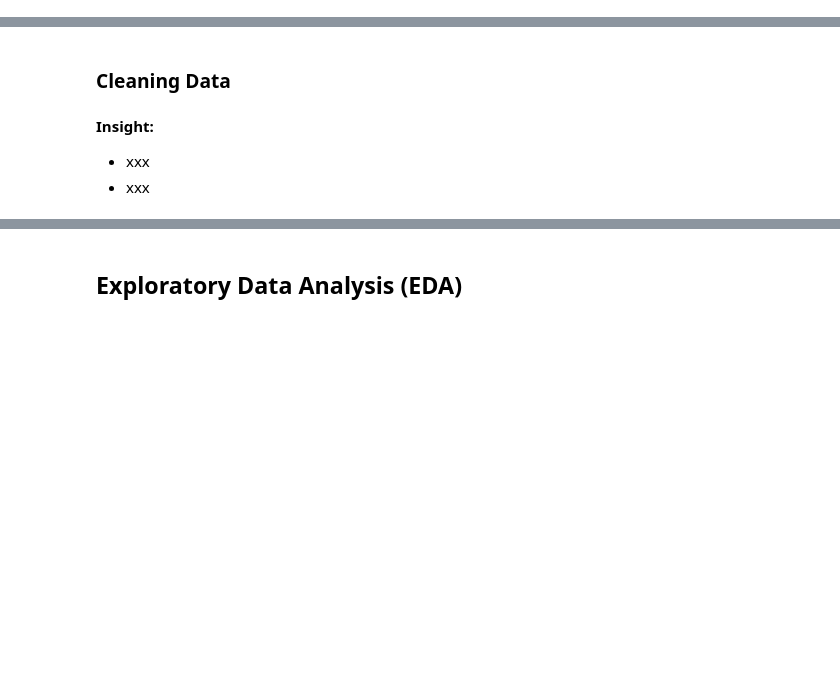
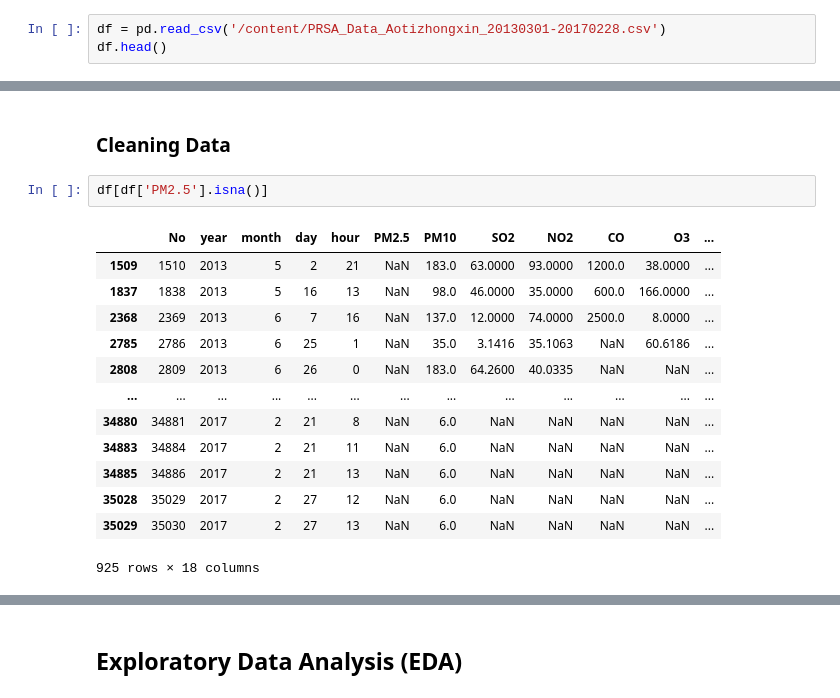
Before and after one commit to BILIIIIIII/submission-analisisData-Laskar, a Jupyter notebook: notebook.ipynb, the cells around one changed output, grey strips where cells are left out. Saved outputs shown, nothing was run; the diff lists cells and outputs as text; blank space fills up the shorter version.

```diff
--- a/notebook.ipynb
+++ b/notebook.ipynb
@@ -23,0 +44,3 @@ An error occurred: [Errno 2] No such file or directory: 'https://drive.google.co
+# %%
+df = pd.read_csv('/content/PRSA_Data_Aotizhongxin_20130301-20170228.csv')
+df.head()
@@ -30,6 +131,18 @@ An error occurred: [Errno 2] No such file or directory: 'https://drive.google.co
 # %% [markdown]
 ### Cleaning Data
-# %% [markdown]
-**Insight:**
-- xxx
-- xxx
+# %%
+df[df['PM2.5'].isna()]
+# %% [output]
+|  | No | year | month | day | hour | PM2.5 | PM10 | SO2 | NO2 | CO | O3 | ... |
+| 1509 | 1510 | 2013 | 5 | 2 | 21 | NaN | 183.0 | 63.0000 | 93.0000 | 1200.0 | 38.0000 | ... |
+| 1837 | 1838 | 2013 | 5 | 16 | 13 | NaN | 98.0 | 46.0000 | 35.0000 | 600.0 | 166.0000 | ... |
+| 2368 | 2369 | 2013 | 6 | 7 | 16 | NaN | 137.0 | 12.0000 | 74.0000 | 2500.0 | 8.0000 | ... |
+| 2785 | 2786 | 2013 | 6 | 25 | 1 | NaN | 35.0 | 3.1416 | 35.1063 | NaN | 60.6186 | ... |
+| 2808 | 2809 | 2013 | 6 | 26 | 0 | NaN | 183.0 | 64.2600 | 40.0335 | NaN | NaN | ... |
+| ... | ... | ... | ... | ... | ... | ... | ... | ... | ... | ... | ... | ... |
+| 34880 | 34881 | 2017 | 2 | 21 | 8 | NaN | 6.0 | NaN | NaN | NaN | NaN | ... |
+| 34883 | 34884 | 2017 | 2 | 21 | 11 | NaN | 6.0 | NaN | NaN | NaN | NaN | ... |
+| 34885 | 34886 | 2017 | 2 | 21 | 13 | NaN | 6.0 | NaN | NaN | NaN | NaN | ... |
+| 35028 | 35029 | 2017 | 2 | 27 | 12 | NaN | 6.0 | NaN | NaN | NaN | NaN | ... |
+| 35029 | 35030 | 2017 | 2 | 27 | 13 | NaN | 6.0 | NaN | NaN | NaN | NaN | ... |
+925 rows × 18 columns
```
Also changed, not shown: parts of 59 cells of this notebook, 3 other files.
